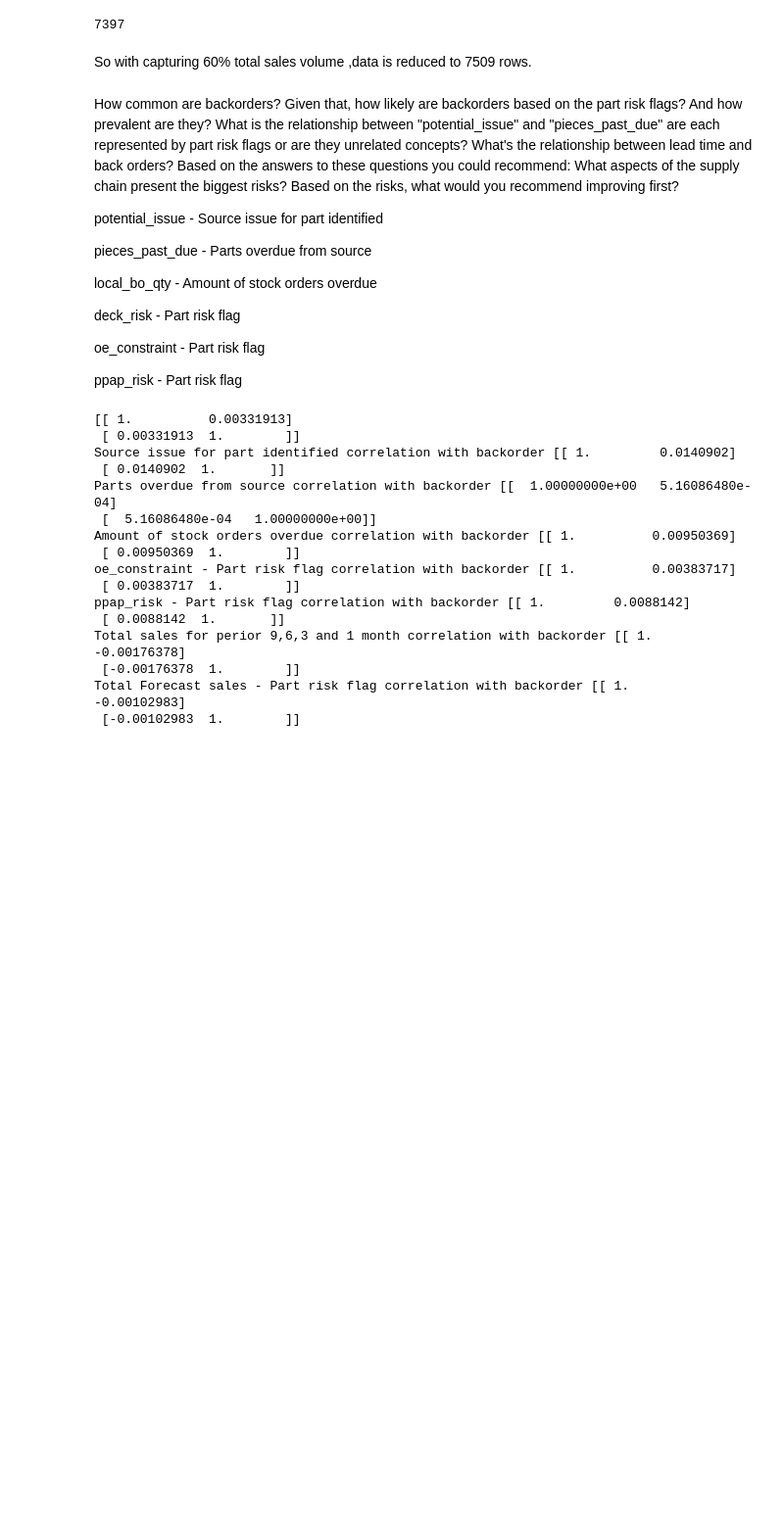
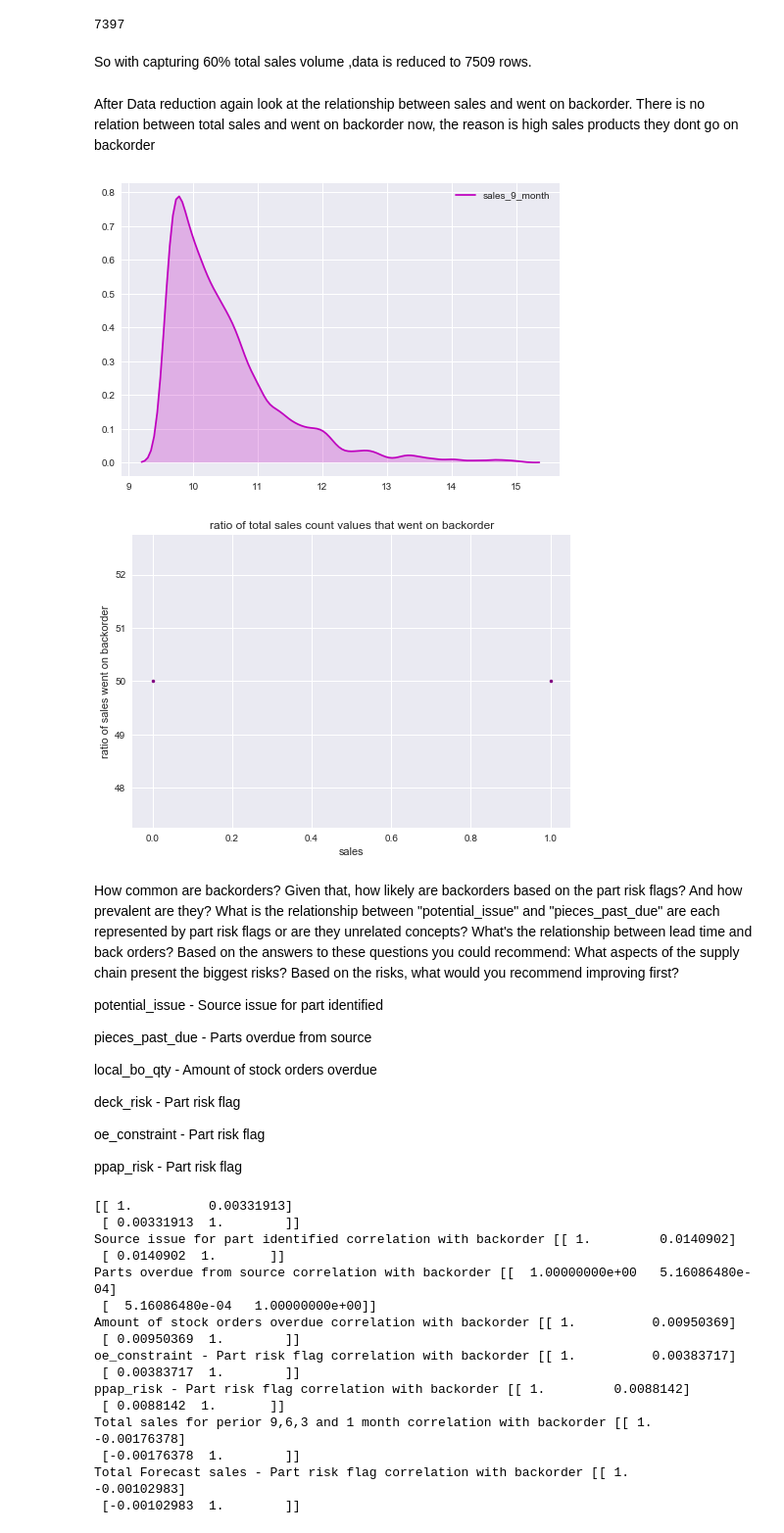
Before and after one commit to hedib/DataScienceProjects, a Jupyter notebook: project_Inventory/backorder.ipynb, the cells around one changed output. Shown at 98% size. Drawn from its saved outputs; the diff is of its cells as text; code cells hidden in the pictures; blank space fills up the shorter version.

```diff
--- a/project_Inventory/backorder.ipynb
+++ b/project_Inventory/backorder.ipynb
@@ -342,6 +349,40 @@ len(sample)
 7397
 # %% [markdown]
 So with capturing 60% total sales volume ,data is reduced to 7509 rows.
+# %% [markdown]
+After Data reduction again look at the relationship between sales and went on backorder.
+There is no relation between total sales and went on backorder now, the reason is high sales products they dont go on backorder
+# %%
+sales_sort_after=sample.sort_values('sales_9_month',ascending = False)
+sns.kdeplot(np.log(sales_sort_after['sales_9_month']),color='m', shade=True)
+plt.show()
+backorder_sales_after=sales_sort_after[sales_sort_after.went_on_backorder==1]
+no_backorder_sales_after=sales_sort_after[sales_sort_after.went_on_backorder==0]
+sales_b=backorder_sales_after.sales_9_month.value_counts()
+sales_n=no_backorder_sales_after.sales_9_month.value_counts()
+g=[]
+df2 = pd.DataFrame(
+    {
+     'sales_b': sales_b,
+     'sales_n':sales_n
+    })
+
+df2=df2[['sales_b','sales_n']].dropna()
+
+
+for i in range(0,len(df2)):
+    backorder_ratio=(df2.sales_b.iloc[i])/(df2.sales_n.iloc[i]+df2.sales_b.iloc[i])
+    backorder_ratio=backorder_ratio*100
+    g.append(backorder_ratio)
+
+plt.plot(np.array(range(len(g))), g,".",color='purple')
+plt.title('ratio of total sales count values that went on backorder')
+plt.xlabel('sales')
+plt.ylabel('ratio of sales went on backorder')
+plt.show()
+# %% [output]
+[figure, added]
+[figure, added]
 # %% [markdown]
 How common are backorders? Given that, how likely are backorders based on the part risk flags?
 And how prevalent are they?
```
Also changed, not shown: parts of 27 cells of this notebook.
